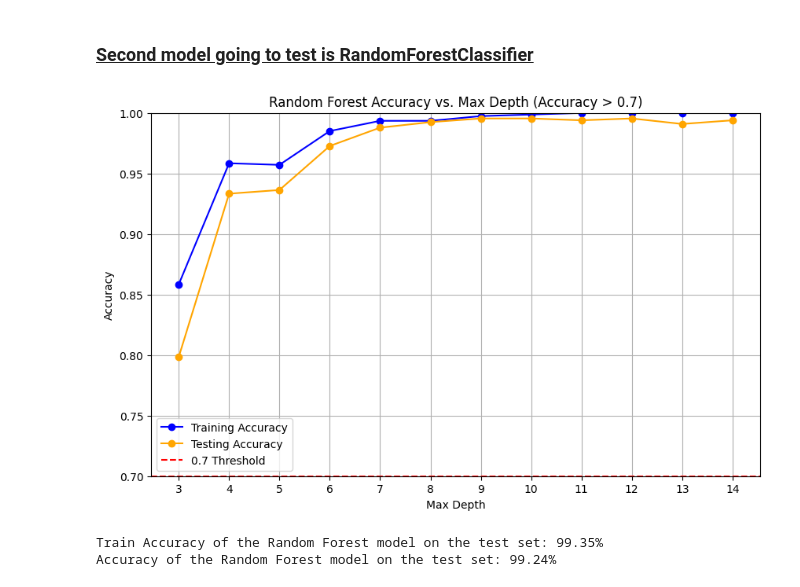
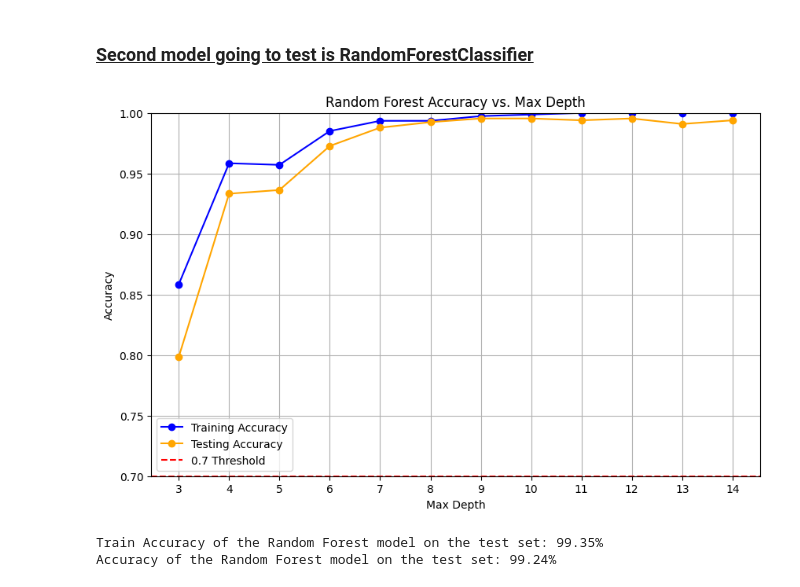
Before and after one commit to JayashankaAnushan19/Autonomous_Reforestation_Robot_PDE4433_CW2, a Jupyter notebook: notebooks/PDE4433_CW2_FinalModelTraining.ipynb, the cells around one changed output. Cells and saved outputs as stored; diff of their text form; code cells hidden in the pictures.

```diff
--- a/notebooks/PDE4433_CW2_FinalModelTraining.ipynb
+++ b/notebooks/PDE4433_CW2_FinalModelTraining.ipynb
@@ -212,35 +209,35 @@ for max_depth in range(min_depth_level, max_depth_level):
     train_accuracy = rf_Model.score(X_train, Y_train)
     test_accuracy = rf_Model.score(X_test, Y_test)
 
     train_accuracies.append(train_accuracy)
     test_accuracies.append(test_accuracy)
 
 # Filter for accuracies greater than 0.7
 filtered_depths = []
 filtered_train_accuracies = []
 filtered_test_accuracies = []
 
 for depth, train_acc, test_acc in zip(range(min_depth_level, max_depth_level), train_accuracies, test_accuracies):
     if train_acc > 0.7 or test_acc > 0.7:
         filtered_depths.append(depth)
         filtered_train_accuracies.append(train_acc)
         filtered_test_accuracies.append(test_acc)
 
 plt.figure(figsize=(10, 6))
 plt.plot(filtered_depths, filtered_train_accuracies, label='Training Accuracy', marker='o', linestyle='-', color='blue')
 plt.plot(filtered_depths, filtered_test_accuracies, label='Testing Accuracy', marker='o', linestyle='-', color='orange')
 
-plt.title('Random Forest Accuracy vs. Max Depth (Accuracy > 0.7)')
+plt.title('Random Forest Accuracy vs. Max Depth')
 plt.xlabel('Max Depth')
 plt.ylabel('Accuracy')
 plt.xticks(filtered_depths)
 plt.ylim(0.7, 1)  # Set y-axis limits to focus on accuracies above 0.7
 plt.axhline(y=0.7, color='red', linestyle='--', label='0.7 Threshold')  # Add a horizontal line at y=0.7
 plt.legend()
 plt.grid()
 plt.show()
 # %% [output]
-[figure, old version]
+[figure, new version]
 # %%
 # Create a RandomForest Classifier
 from sklearn.ensemble import RandomForestClassifier
```
Also changed, not shown: parts of 7 cells of this notebook, 4 other files.
